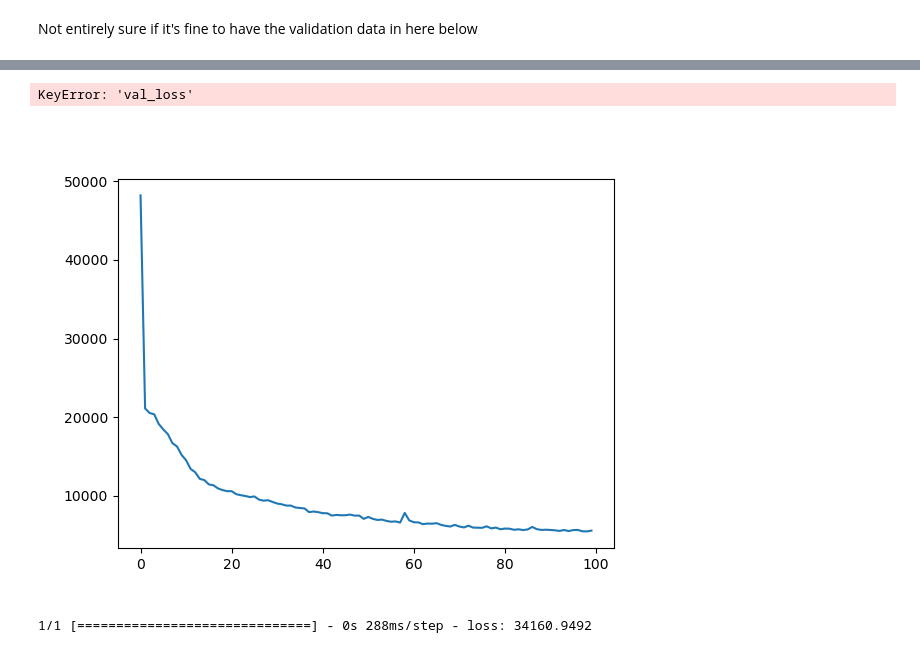
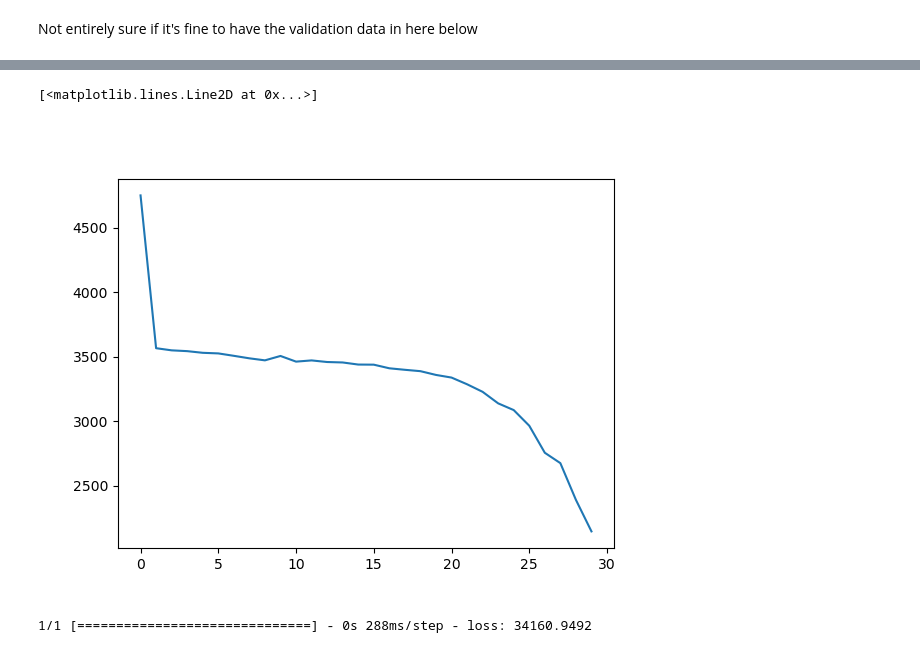
Before and after one commit to WWGolay/LikelihoodRatio_ML, a Jupyter notebook: model.ipynb, the cells around one changed output, grey strips where cells are left out. Drawn from its saved outputs; the diff is of its cells as text; code cells hidden in the pictures.

Commit message:
Improved model prediction

```diff
--- a/model.ipynb
+++ b/model.ipynb
@@ -167,13 +173,16 @@ Want to normalize all images.
 * Band 2: divide by 170000
 
 After normalizing, model is much faster to train, going from loss of ~20000 -> 7000 in 50 epochs (leraning rate of 0.0002) as opposed to ~50000 -> 14000 pre-normalization. 70% used in training dataset, 30% in test.
-# %%
-train_images[:,:,:,0] = train_images[:,:,:,0]/.15
-train_images[:,:,:,1] = train_images[:,:,:,1]/70000
-train_images[:,:,:,2] = train_images[:,:,:,2]/170000
-test_images[:,:,:,0] = test_images[:,:,:,0]/.15
-test_images[:,:,:,1] = test_images[:,:,:,1]/70000
-test_images[:,:,:,2] = test_images[:,:,:,2]/170000
+# %%
+def normalize_WISE(images):
+    for band in [1,2]: # WISE bands
+        images[:,:,:,band] = np.log10(images[:,:,:,band] - np.min(images[:,:,:,band], axis=(1,2), keepdims=True)) # Set min to 0 and log10
+        images[:,:,:,band] = np.clip(images[:,:,:,band], np.median(images[:,:,:,band], axis=(1,2))[:, None, None], np.inf) # Clip to median
+        images[:,:,:,band] = images[:,:,:,band] - images[:,:,:,band].min(axis=(1,2), keepdims=True) # Set min to 0
+    return images
+# %%
+train_images = normalize_WISE(train_images) # Ignore warnings about divide by zero
+test_images  = normalize_WISE(test_images)
 # %%
 for band in range(3):
     ind = np.argpartition(train_images[:,:,:,band].flatten(), -10)[-10:]
@@ -200,5 +218,5 @@ Test Labels:  (199, 4)
 # %% [markdown]
 Below is the normal fitting method.
 # %%
-history = model.fit(train_images, train_labels, epochs=100)
+history = model.fit(train_images, train_labels, epochs=30)
 # %% [output]
@@ -271,9 +289,9 @@ array([[150., 109., 107., 149.],
 # %%
+plt.close()
 plt.plot(history.history['loss'])
-plt.plot(history.history['val_loss'])
 # %% [output]
-KeyError: 'val_loss'
+[<matplotlib.lines.Line2D at 0x...>]
-[figure, old version]
+[figure, new version]
 # %%
 model.evaluate(test_images, test_labels)
 # %% [output]
```
Also changed, not shown: parts of 16 cells of this notebook.
